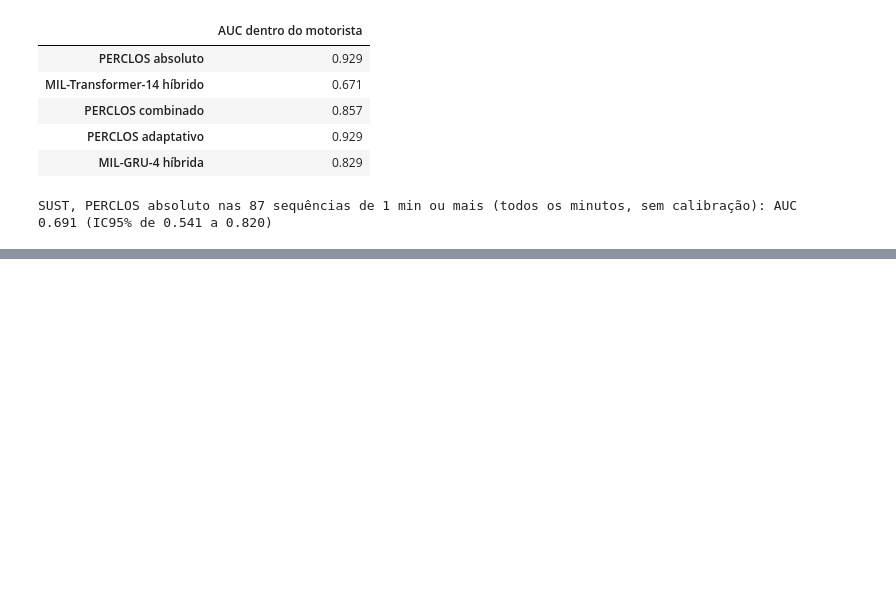
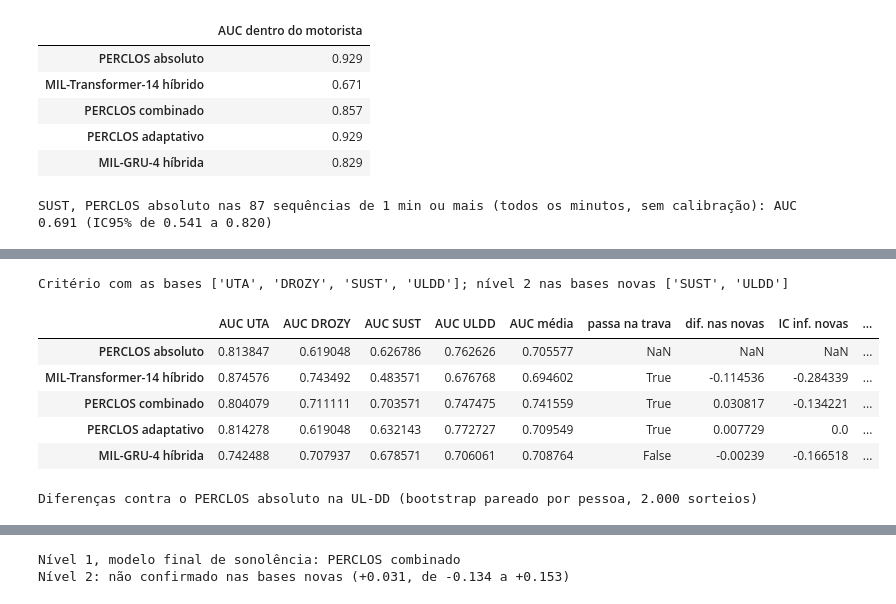
Before and after one commit to rcapozzielli/entrega_final_InsperAI_Wakely, a Jupyter notebook: wakely.ipynb, the cells around one changed output, grey strips where cells are left out. Saved outputs shown, nothing was run; the diff lists cells and outputs as text; code cells hidden in the pictures; blank space fills up the shorter version.

```diff
--- a/wakely.ipynb
+++ b/wakely.ipynb
@@ -4809,0 +5079,78 @@ SUST, PERCLOS absoluto nas 87 sequências de 1 min ou mais (todos os minutos, se
+# %%
+# Candidatos na UL-DD e critério com 4 bases (emenda): nível 1 pela AUC média com a trava; nível 2 pela média
+# das diferenças nas duas bases novas (SUST e UL-DD)
+pa_ul = resumo_video(a_ul, videos_ul, ["PERCLOS"]).PERCLOS.values
+assert np.allclose(perclos_adaptativo(s_ul, videos_ul, adaptar=False)[0], pa_ul, equal_nan=True)
+adapt_12["ULDD"], b_12["ULDD"], recusa_12["ULDD"] = perclos_adaptativo(s_ul, videos_ul)
+pa_uta = np.nan_to_num(pa_12["UTA"], nan=med_pa)
+mu_p, dp_p = pa_uta.mean(), pa_uta.std()
+
+
+def combinado(pa, p_gru, mu_l=mu_l, dp_l=dp_l):
+    return ((pa - mu_p) / dp_p + (logit_12(p_gru) - mu_l) / dp_l) / 2
+
+
+p_gru_12["ULDD"] = np.mean(ps_ul["MIL-GRU-4 híbrida"], axis=0)
+BASES_12["ULDD"] = dict(s=s_ul, a=a_ul, videos=videos_ul, y=y_ul, g=pessoa_ul)
+cand_12["ULDD"] = {"PERCLOS absoluto": [np.nan_to_num(pa_ul, nan=med_pa)],
+                   "MIL-Transformer-14 híbrido": ps_ul["MIL-Transformer-14 híbrido"],
+                   "PERCLOS combinado": [combinado(np.nan_to_num(pa_ul, nan=med_pa), p_gru_12["ULDD"])],
+                   "PERCLOS adaptativo": [np.nan_to_num(adapt_12["ULDD"], nan=med_ad)],
+                   "MIL-GRU-4 híbrida": ps_ul["MIL-GRU-4 híbrida"]}
+BASES_4 = ["UTA", "DROZY"] + (["SUST"] if SUST_OK else []) + (["ULDD"] if ULDD_OK else [])
+NOVAS = [b for b in ["SUST", "ULDD"] if b in BASES_4]
+
+
+def dif_media(nome, bases, n=2000):
+    # diferença média (candidato - referência) e IC95% com sorteio de pessoas dentro de cada base
+    rng = np.random.default_rng(SEMENTE)
+    pontual = np.mean([auc_lista(BASES_12[b]["y"], np.arange(len(BASES_12[b]["y"])), cand_12[b][nome])
+                       - auc_lista(BASES_12[b]["y"], np.arange(len(BASES_12[b]["y"])), cand_12[b][REF_12]) for b in bases])
+    difs = []
+    for _ in range(n):
+        ds = []
+        for b in bases:
+            B = BASES_12[b]
+            grupos = np.unique(B["g"])
+            idx = np.concatenate([np.flatnonzero(B["g"] == q) for q in rng.choice(grupos, len(grupos))])
+            if len(np.unique(B["y"][idx])) < 2:
+                break
+            ds.append(auc_lista(B["y"], idx, cand_12[b][nome]) - auc_lista(B["y"], idx, cand_12[b][REF_12]))
+        else:
+            difs.append(np.mean(ds))
+    return pontual, *np.percentile(difs, [2.5, 97.5])
+
+
+tab_4, comp_4 = {}, {}
+for nome in [REF_12] + DESAFIANTES_12 + ["MIL-GRU-4 híbrida"]:
+    linha = {f"AUC {b}": auc_lista(BASES_12[b]["y"], np.arange(len(BASES_12[b]["y"])), cand_12[b][nome]) for b in BASES_4}
+    linha["AUC média"] = np.mean(list(linha.values()))
+    if nome != REF_12:
+        for b in BASES_4:
+            d, inf, sup = dif_auc_v(BASES_12[b]["y"], BASES_12[b]["g"], cand_12[b][nome], cand_12[b][REF_12])
+            comp_4[nome, b] = {"dif. AUC": d, "IC95% inf.": inf, "IC95% sup.": sup}
+        linha["passa na trava"] = all(comp_4[nome, b]["IC95% sup."] >= 0 for b in BASES_4)
+        linha["dif. nas novas"], linha["IC inf. novas"], linha["IC sup. novas"] = dif_media(nome, NOVAS)
+    tab_4[nome] = linha
+print(f"Critério com as bases {BASES_4}; nível 2 nas bases novas {NOVAS}")
+display(pd.DataFrame(tab_4).T)
+print("Diferenças contra o PERCLOS absoluto na UL-DD (bootstrap pareado por pessoa, 2.000 sorteios)")
+display(pd.DataFrame({k[0]: v for k, v in comp_4.items() if k[1] == "ULDD"}).T.round(3))
+elegiveis_4 = [REF_12] + [n for n in DESAFIANTES_12 if tab_4[n]["passa na trava"]]
+ESCOLHIDO_4 = max(elegiveis_4, key=lambda n: (tab_4[n]["AUC média"], n == REF_12))
+print(f"Nível 1, modelo final de sonolência: {ESCOLHIDO_4}")
+if ESCOLHIDO_4 == REF_12:
+    print("Nível 2: nenhum candidato superou o PERCLOS absoluto na média das bases.")
+else:
+    t = tab_4[ESCOLHIDO_4]
+    print(f"Nível 2: {'confirmado' if t['IC inf. novas'] > 0 else 'não confirmado'} nas bases novas "
+          f"({t['dif. nas novas']:+.3f}, de {t['IC inf. novas']:+.3f} a {t['IC sup. novas']:+.3f})")
+# %% [output]
+Critério com as bases ['UTA', 'DROZY', 'SUST', 'ULDD']; nível 2 nas bases novas ['SUST', 'ULDD']
+|  | AUC UTA | AUC DROZY | AUC SUST | AUC ULDD | AUC média | passa na trava | dif. nas novas | IC inf. novas | ... |
+| PERCLOS absoluto | 0.813847 | 0.619048 | 0.626786 | 0.762626 | 0.705577 | NaN | NaN | NaN | ... |
+| MIL-Transformer-14 híbrido | 0.874576 | 0.743492 | 0.483571 | 0.676768 | 0.694602 | True | -0.114536 | -0.284339 | ... |
+| PERCLOS combinado | 0.804079 | 0.711111 | 0.703571 | 0.747475 | 0.741559 | True | 0.030817 | -0.134221 | ... |
+| PERCLOS adaptativo | 0.814278 | 0.619048 | 0.632143 | 0.772727 | 0.709549 | True | 0.007729 | 0.0 | ... |
+| MIL-GRU-4 híbrida | 0.742488 | 0.707937 | 0.678571 | 0.706061 | 0.708764 | False | -0.00239 | -0.166518 | ... |
+Diferenças contra o PERCLOS absoluto na UL-DD (bootstrap pareado por pessoa, 2.000 sorteios)
@@ -4809,0 +5162,2 @@ SUST, PERCLOS absoluto nas 87 sequências de 1 min ou mais (todos os minutos, se
+Nível 1, modelo final de sonolência: PERCLOS combinado
+Nível 2: não confirmado nas bases novas (+0.031, de -0.134 a +0.153)
```
Also changed, not shown: parts of 11 cells of this notebook, 1 other file.
